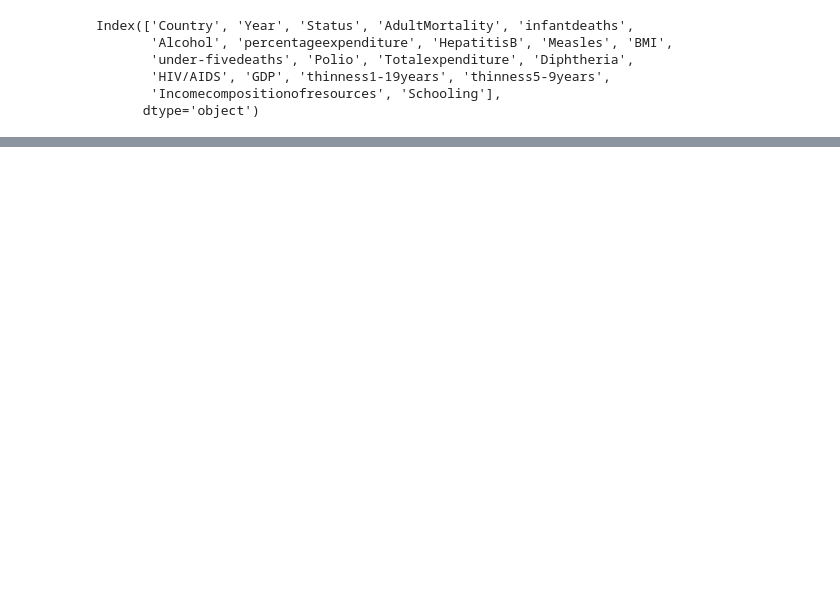
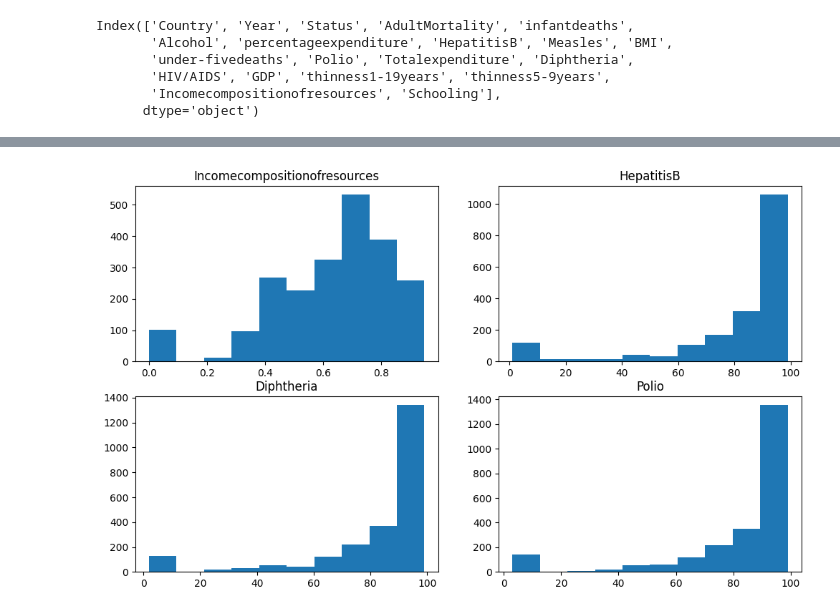
Before and after one commit to 10varun17/Life-Expectancy-Prediction-End-to-End, a Jupyter notebook: main.ipynb, the cells around one changed output, grey strips where cells are left out. Saved outputs shown, nothing was run; the diff lists cells and outputs as text; code cells hidden in the pictures; blank space fills up the shorter version.

```diff
--- a/main.ipynb
+++ b/main.ipynb
@@ -513,0 +532,15 @@ class CombinedAttributesAdder(BaseEstimator, TransformerMixin):
+# %%
+# Left-skewed data
+left_sk_cols = ["Incomecompositionofresources", "HepatitisB", "Diphtheria", "Polio"]
+fig, ax = plt.subplots(2,2, figsize=(12,7))
+for i in range(2):
+    if i == 0:
+        left_sk_col = left_sk_cols[:2]
+    else:
+        left_sk_col = left_sk_cols[2:]
+    for j, col in zip(range(2), left_sk_col):
+        ax[i,j].hist(demographic[col])
+        ax[i,j].set_title(col)
+plt.show()
+# %% [output]
+[figure, added]
```
Also changed, not shown: parts of 14 cells of this notebook.
